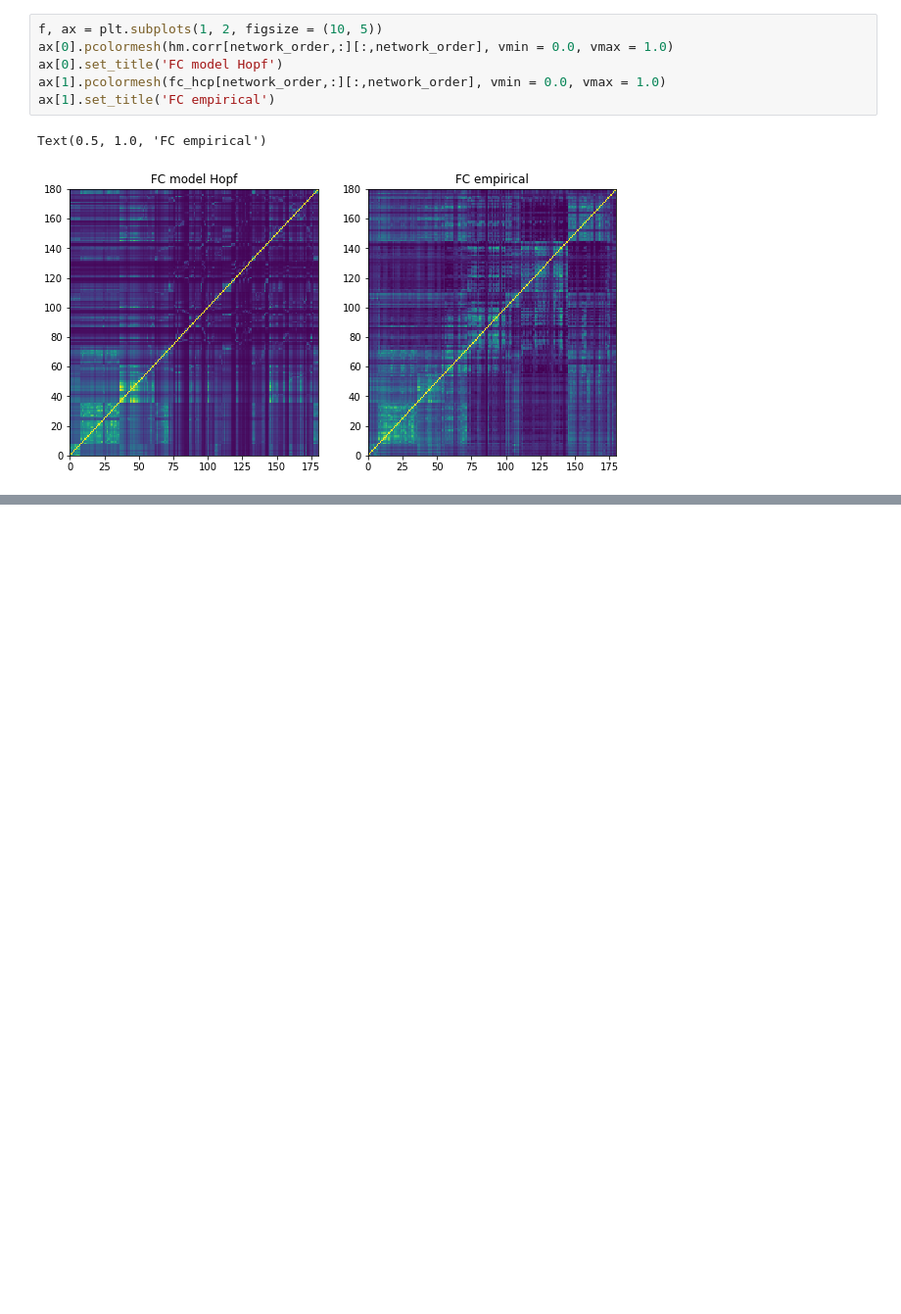
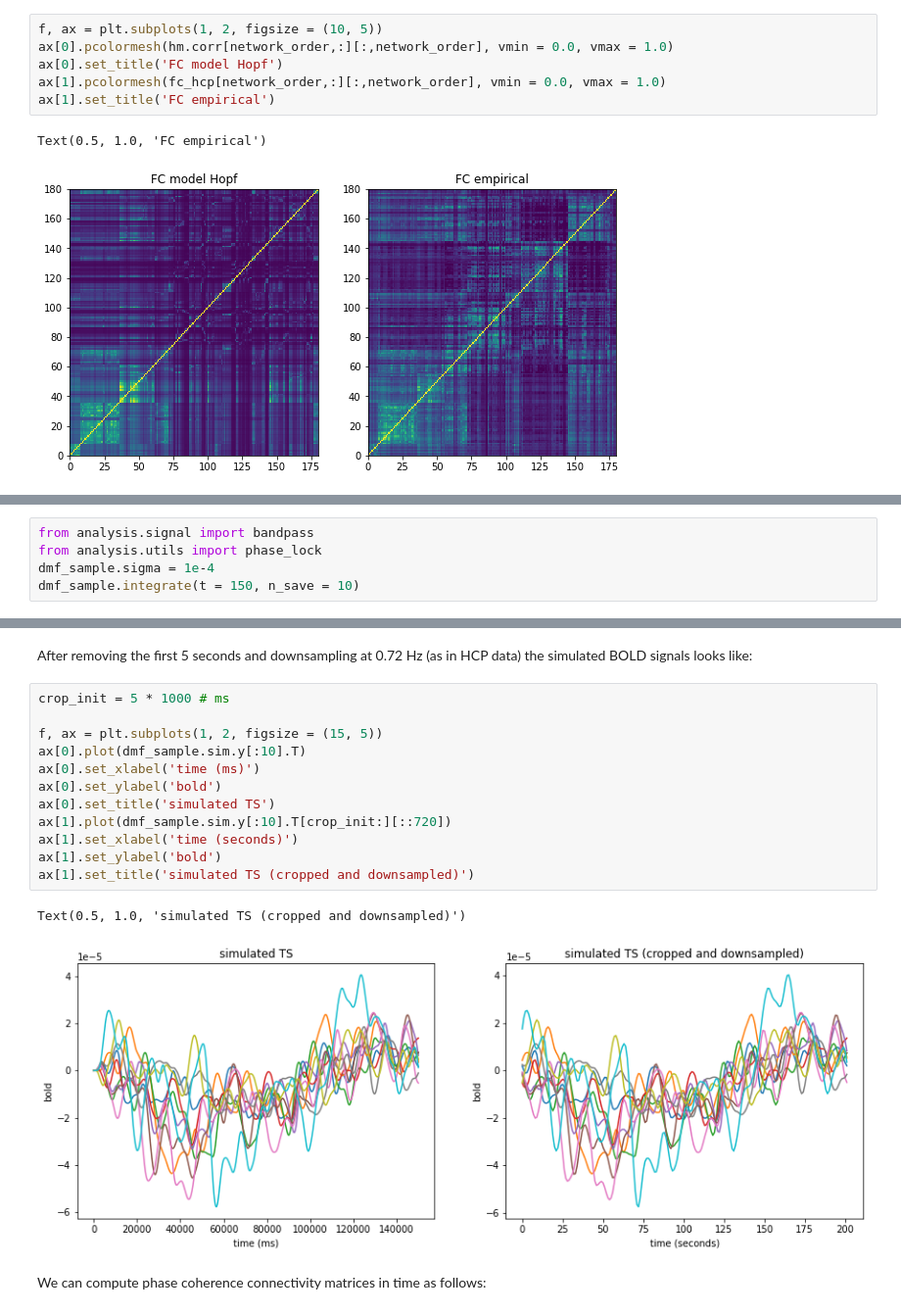
Before and after one commit to murat-demirtas/pylib, a Jupyter notebook: Demo_Model fitting.ipynb, the cells around one changed output, grey strips where cells are left out. Shown at 98% size. Drawn from its saved outputs; the diff is of its cells as text; blank space fills up the shorter version.

```diff
--- a/Demo_Model fitting.ipynb
+++ b/Demo_Model fitting.ipynb
@@ -135,0 +153,5 @@ Text(0.5, 1.0, 'FC empirical')
+# %%
+from analysis.signal import bandpass
+from analysis.utils import phase_lock
+dmf_sample.sigma = 1e-4
+dmf_sample.integrate(t = 150, n_save = 10)
@@ -135,0 +176,19 @@ Text(0.5, 1.0, 'FC empirical')
+# %% [markdown]
+After removing the first 5 seconds and downsampling at 0.72 Hz (as in HCP data) the simulated BOLD signals looks like:
+# %%
+crop_init = 5 * 1000 # ms
+
+f, ax = plt.subplots(1, 2, figsize = (15, 5))
+ax[0].plot(dmf_sample.sim.y[:10].T)
+ax[0].set_xlabel('time (ms)')
+ax[0].set_ylabel('bold')
+ax[0].set_title('simulated TS')
+ax[1].plot(dmf_sample.sim.y[:10].T[crop_init:][::720])
+ax[1].set_xlabel('time (seconds)')
+ax[1].set_ylabel('bold')
+ax[1].set_title('simulated TS (cropped and downsampled)')
+# %% [output]
+Text(0.5, 1.0, 'simulated TS (cropped and downsampled)')
+[figure, added]
+# %% [markdown]
+We can compute phase coherence connectivity matrices in time as follows:
```
Also changed, not shown: parts of 8 cells of this notebook.
